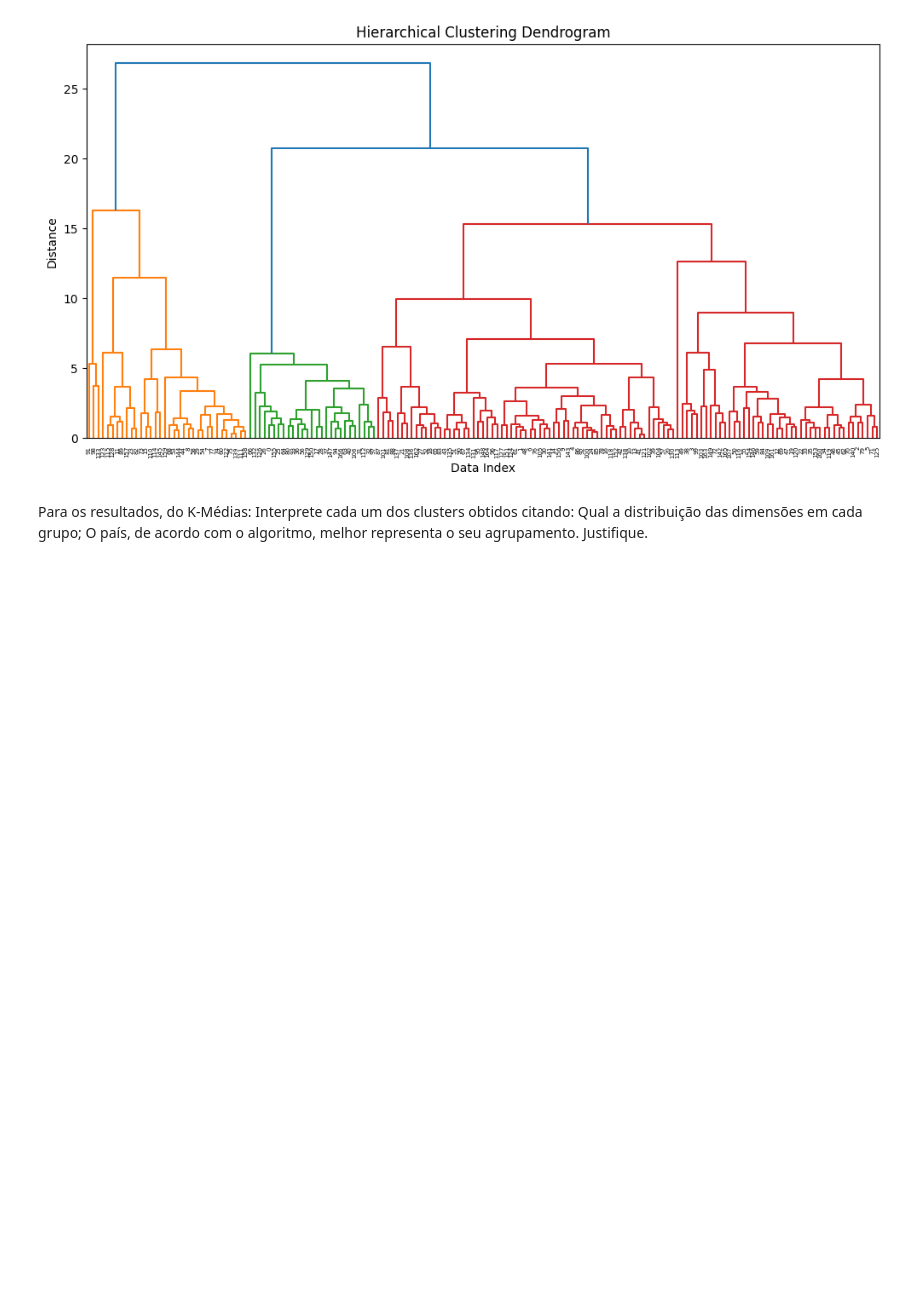
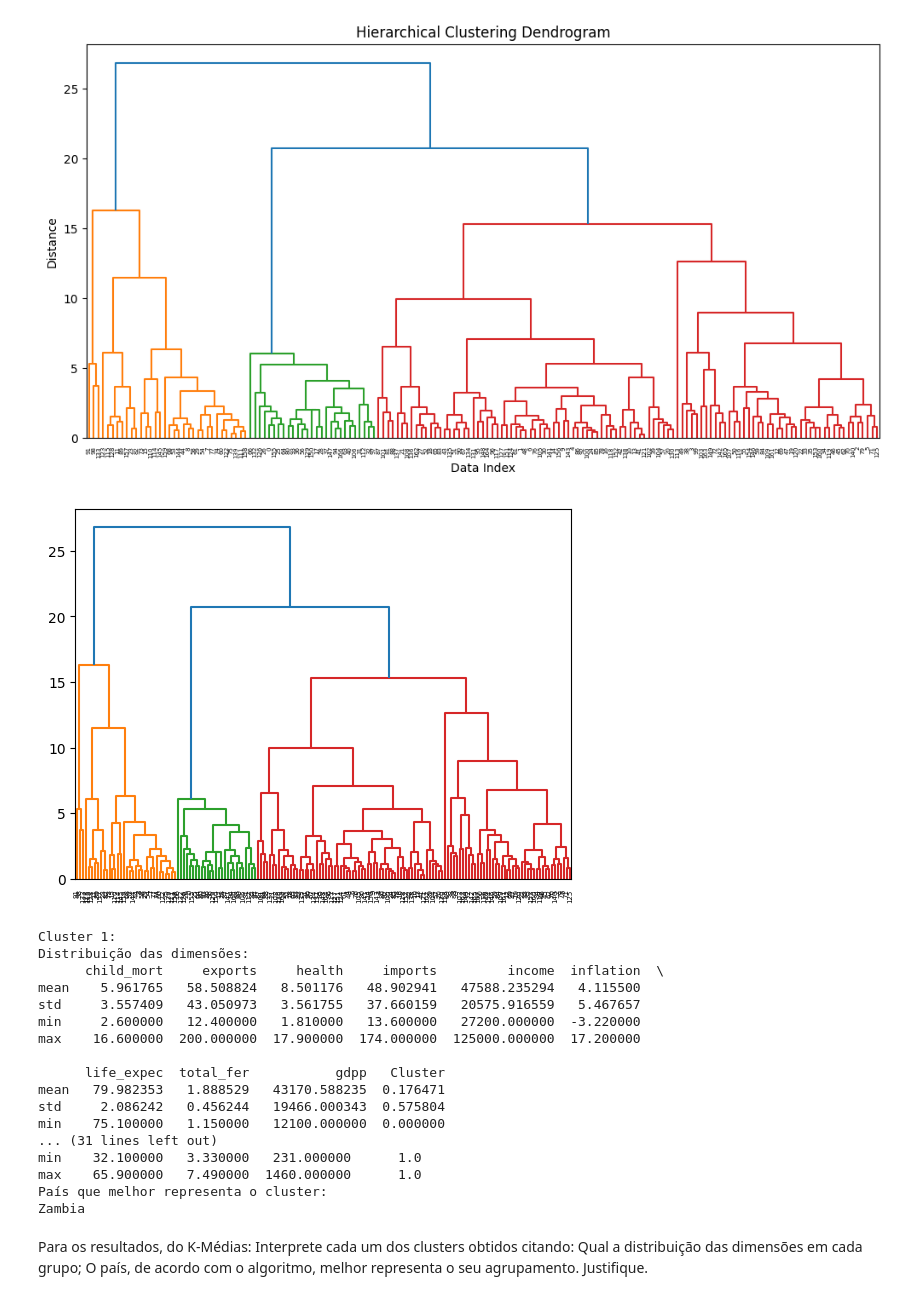
Before and after one commit to FabioRochaPoeta/aprendizado-nao-supervisionado, a Jupyter notebook: aprendizado-nao-supervisionado-fabio-rocha.ipynb, the cells around one changed output. Cells and saved outputs as stored; diff of their text form; code cells hidden in the pictures; blank space fills up the shorter version.

```diff
--- a/aprendizado-nao-supervisionado-fabio-rocha.ipynb
+++ b/aprendizado-nao-supervisionado-fabio-rocha.ipynb
@@ -326,6 +328,49 @@ plt.ylabel('Distance')
 plt.show()
 # %% [output]
 [figure]
+# %%
+import matplotlib.pyplot as plt
+from scipy.cluster.hierarchy import dendrogram, linkage
+
+# Executar a Clusterização Hierárquica
+agg_clustering = AgglomerativeClustering(n_clusters=3)
+cluster_labels = agg_clustering.fit_predict(scaled_data)
+
+# Criar o dendrograma
+linked = linkage(scaled_data, method='ward')
+dendrogram(linked)
+
+# Exibir o dendrograma
+plt.show()
+
+# Interpretar os resultados
+for i in range(3):
+    cluster_data = data[cluster_labels == i]
+    print(f"\nCluster {i+1}:")
+    print("Distribuição das dimensões:")
+    print(cluster_data.describe().loc[['mean', 'std', 'min', 'max']])
+    print("País que melhor representa o cluster:")
+    max_index = cluster_data.sum(axis=1).idxmax()
+    print(df_country.loc[max_index, 'country'])
+# %% [output]
+[figure, added]
+Cluster 1:
+Distribuição das dimensões:
+      child_mort     exports     health     imports         income  inflation  \
+mean    5.961765   58.508824   8.501176   48.902941   47588.235294   4.115500
+std     3.557409   43.050973   3.561755   37.660159   20575.916559   5.467657
+min     2.600000   12.400000   1.810000   13.600000   27200.000000  -3.220000
+max    16.600000  200.000000  17.900000  174.000000  125000.000000  17.200000
+
+      life_expec  total_fer           gdpp   Cluster
+mean   79.982353   1.888529   43170.588235  0.176471
+std     2.086242   0.456244   19466.000343  0.575804
+min    75.100000   1.150000   12100.000000  0.000000
+... (31 lines left out)
+min    32.100000   3.330000   231.000000      1.0
+max    65.900000   7.490000  1460.000000      1.0
+País que melhor representa o cluster:
+Zambia
 # %% [markdown]
 Para os resultados, do K-Médias:
 Interprete cada um dos clusters obtidos citando:
```
Also changed, not shown: parts of 4 cells of this notebook.
